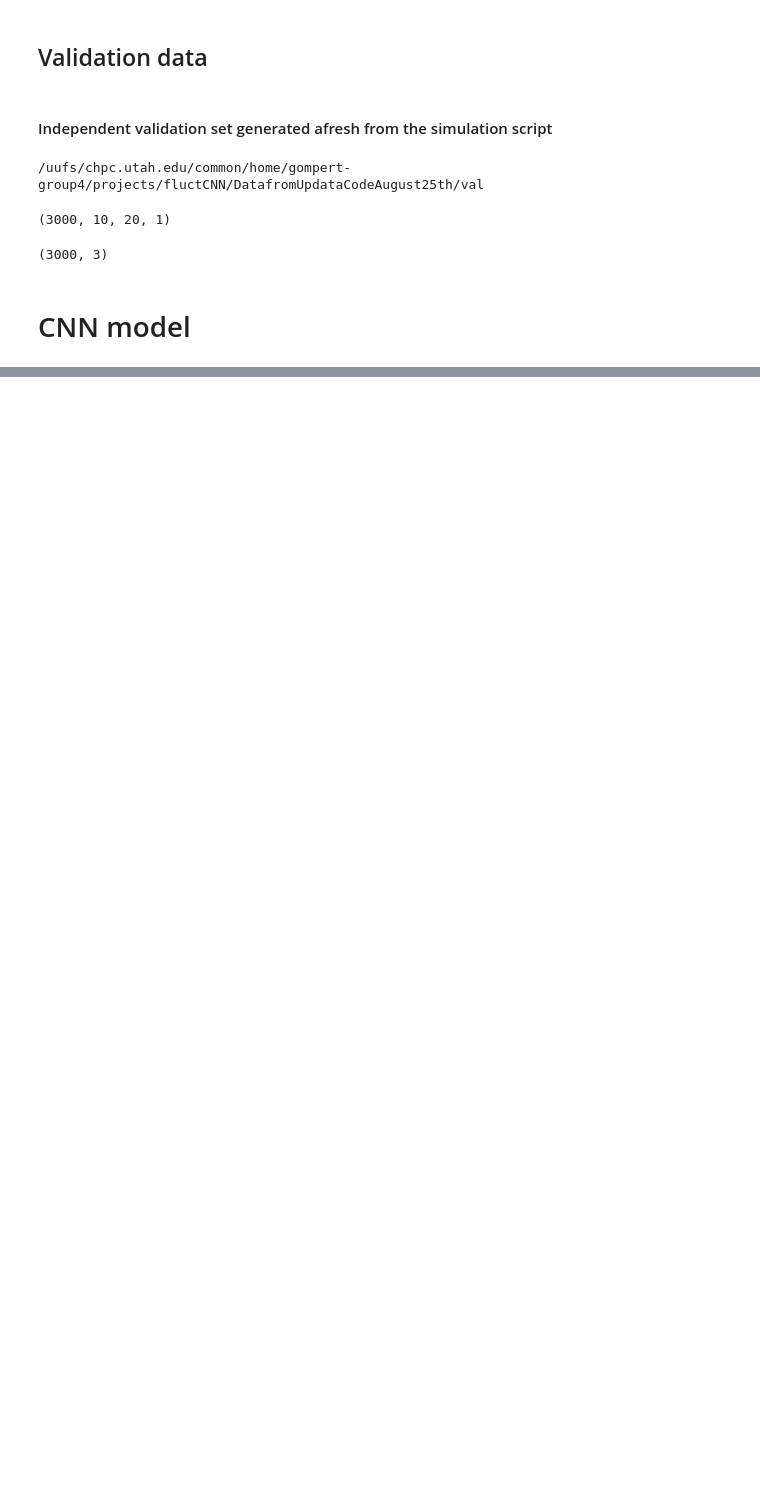
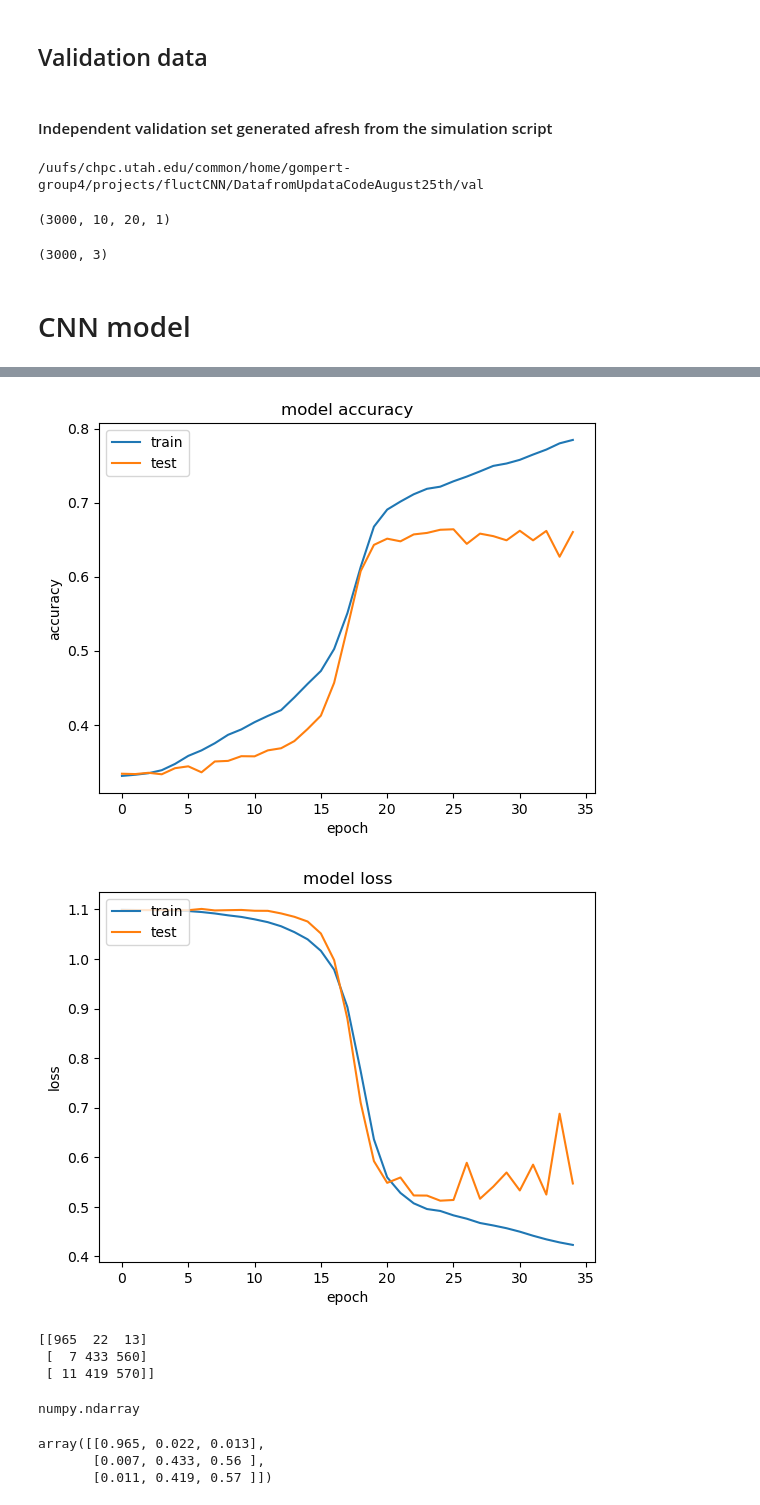
Before and after one commit to zgompert/FluctuatingSelectionCNN, a Jupyter notebook: FlucSel_ZG_clean.ipynb, the cells around one changed output, grey strips where cells are left out. Cells and saved outputs as stored; diff of their text form; code cells hidden in the pictures; blank space fills up the shorter version.

Commit message:
Code with plot funcitons
Code with plot funcitons

```diff
--- a/FlucSel_ZG_clean.ipynb
+++ b/FlucSel_ZG_clean.ipynb
@@ -181,11 +186,30 @@ model.compile(optimizer=optimizer, loss="categorical_crossentropy", metrics=["ac
 
 # Train the model
 es = EarlyStopping(monitor='val_accuracy', patience=10, verbose=1)
-model.fit(inDa_trn, ouLa_trn, batch_size=96, epochs=35,validation_data=(inDa_tst, ouLa_tst), callbacks=[es] )
+history = model.fit(inDa_trn, ouLa_trn, batch_size=96, epochs=35,validation_data=(inDa_tst, ouLa_tst), callbacks=[es] )
+print(history.history.keys())
 
 # Evaluate the model on the test set
 loss, accuracy = model.evaluate(inDa_val, ouLa_val)
 # print("Test Loss:", loss)
 # print("Test Accuracy:", accuracy)
+
+# summarize history for accuracy
+plt.plot(history.history['accuracy'])
+plt.plot(history.history['val_accuracy'])
+plt.title('model accuracy')
+plt.ylabel('accuracy')
+plt.xlabel('epoch')
+plt.legend(['train', 'test'], loc='upper left')
+plt.show()
+
+# summarize history for loss
+plt.plot(history.history['loss'])
+plt.plot(history.history['val_loss'])
+plt.title('model loss')
+plt.ylabel('loss')
+plt.xlabel('epoch')
+plt.legend(['train', 'test'], loc='upper left')
+plt.show()
 # %% [output]
 Epoch 1/35
@@ -207,0 +232,2 @@ Epoch 00035: early stopping
+[figure, added]
+[figure, added]
@@ -207,0 +240,20 @@ Epoch 00035: early stopping
+# %%
+# calculaiton of confusion matrix\
+cm = confusion_matrix(label_actual, lable_predicted_categories)
+print(cm)
+type(cm)
+# %% [output]
+[[965  22  13]
+ [  7 433 560]
+ [ 11 419 570]]
+numpy.ndarray
+# %%
+# iterating through numpy array to convert the values into percentage
+
+oneD_total = np.sum(cm, axis =1)
+cm_perc = cm/oneD_total[:,np.newaxis]
+cm_perc
+# %% [output]
+array([[0.965, 0.022, 0.013],
+       [0.007, 0.433, 0.56 ],
+       [0.011, 0.419, 0.57 ]])
```
Also changed, not shown: parts of 6 cells of this notebook.
